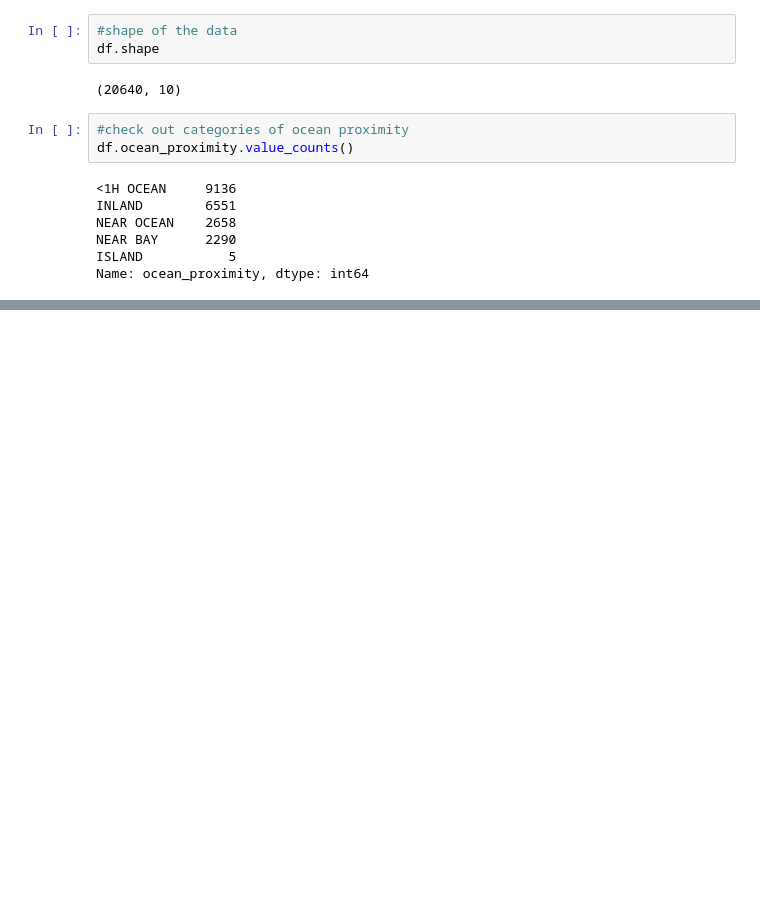
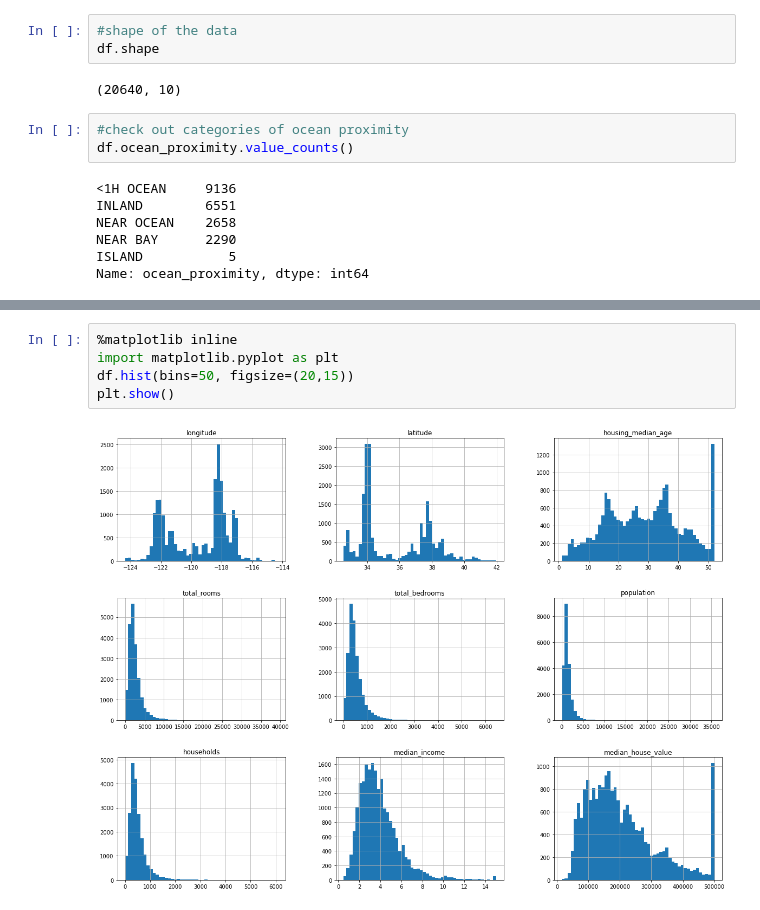
Before and after one commit to segovialori/hands_on_machine_learning, a Jupyter notebook: chapter_two.ipynb, the cells around one changed output, grey strips where cells are left out. Drawn from its saved outputs; the diff is of its cells as text; blank space fills up the shorter version.

Commit message:
added histograms

```diff
--- a/chapter_two.ipynb
+++ b/chapter_two.ipynb
@@ -113,0 +127,7 @@ Name: ocean_proximity, dtype: int64
+# %%
+%matplotlib inline
+import matplotlib.pyplot as plt
+df.hist(bins=50, figsize=(20,15))
+plt.show()
+# %% [output]
+[figure, added]
```
Also changed, not shown: parts of 1 cell of this notebook.
